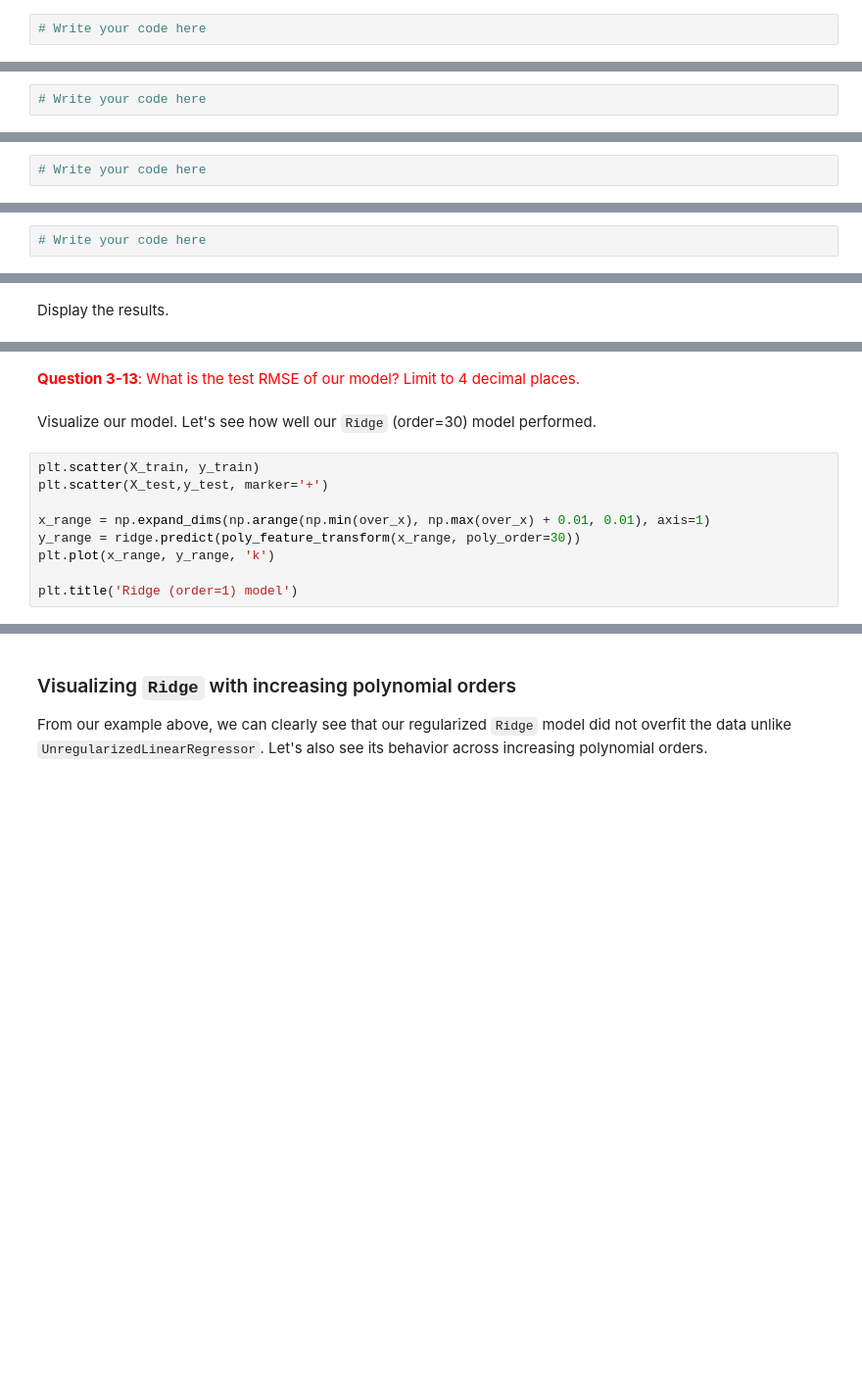
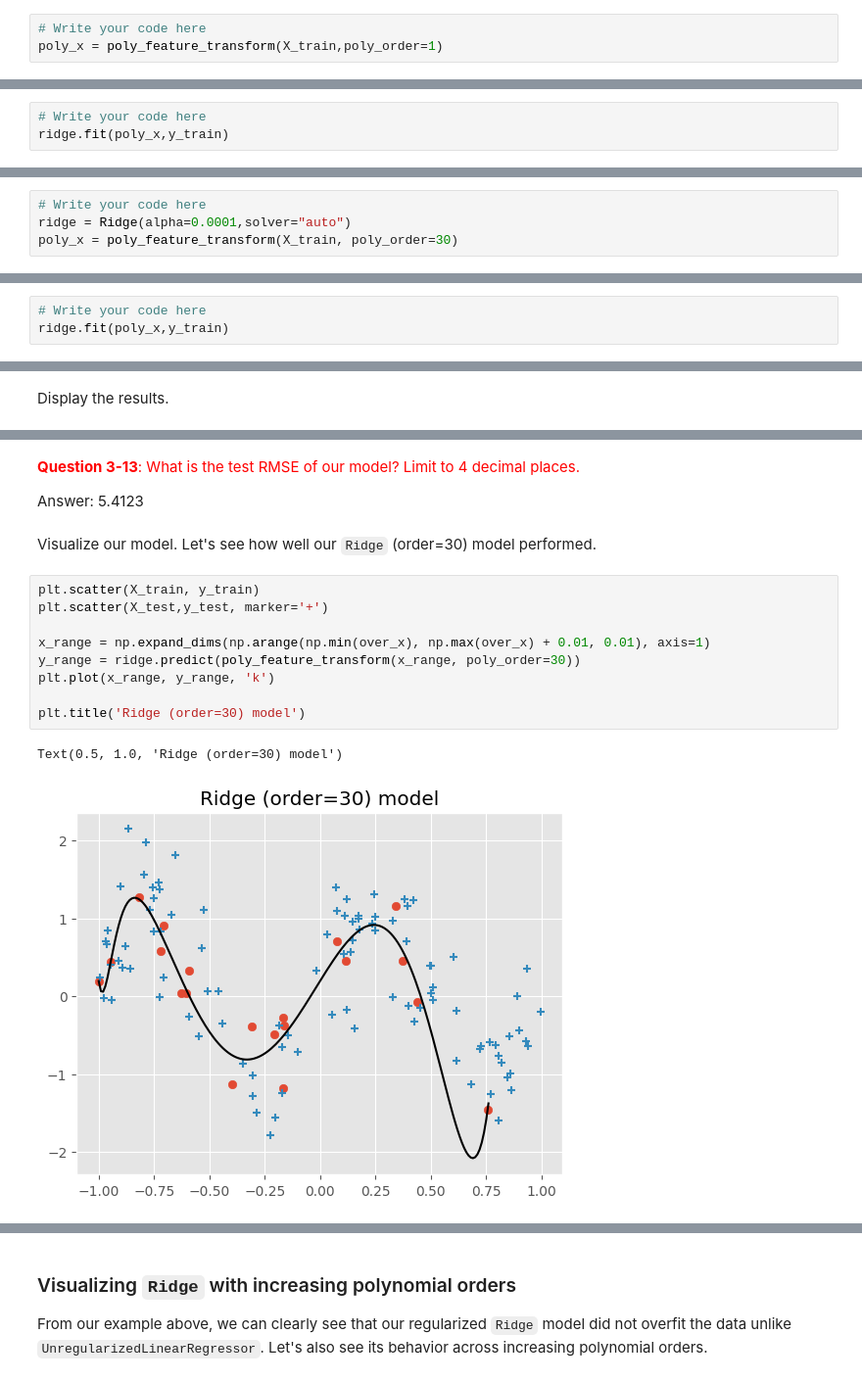
Before and after one commit to dreadulin/ADULIN-Notebooks, a Jupyter notebook: N3 regularized-linear-regression/03 - Regularized Linear Regression - Blank.ipynb, the cells around one changed output, grey strips where cells are left out. Shown at 98% size. Cells and saved outputs as stored; diff of their text form; blank space fills up the shorter version.

```diff
--- a/N3 regularized-linear-regression/03 - Regularized Linear Regression - Blank.ipynb
+++ b/N3 regularized-linear-regression/03 - Regularized Linear Regression - Blank.ipynb
@@ -843,7 +889,9 @@ Instantiate a `Ridge` model with the regularization parameter set to 0.0001 and
 Do not forget that to separately call the function `poly_feature_transform()` since Ridge does not incorporate feature transform unlike the function `np.poly1d()`. For now, set the polynomial order to 1. Assign the return value to variable `poly_x`.
 # %%
 # Write your code here
+poly_x = poly_feature_transform(X_train,poly_order=1)
 # %% [markdown]
 Then, train the model.
 # %%
 # Write your code here
+ridge.fit(poly_x,y_train)
@@ -890,7 +954,10 @@ Just like in `Lasso`, we will also create a `Ridge` model with a higher complexi
 Instantiate a `Ridge` model with the regularization parameter set to 0.0001 and the solver to `auto`. Assign the object to variable `ridge`. Set the polynomial order to 30.
 # %%
 # Write your code here
+ridge = Ridge(alpha=0.0001,solver="auto")
+poly_x = poly_feature_transform(X_train, poly_order=30)
 # %% [markdown]
 Then, train the model.
 # %%
 # Write your code here
+ridge.fit(poly_x,y_train)
@@ -917,15 +995,20 @@ print('Ridge (order=30) test error: ' + '{:.4f}'.format(test_rmse))
 # %% [markdown]
 <span style="color:red;">**Question 3-13**:  What is the test RMSE of our model? Limit to 4 decimal places.</span>
+
+Answer: 5.4123
 # %% [markdown]
 Visualize our model. Let's see how well our `Ridge` (order=30) model performed.
 # %%
 plt.scatter(X_train, y_train)
 plt.scatter(X_test,y_test, marker='+')
 
 x_range = np.expand_dims(np.arange(np.min(over_x), np.max(over_x) + 0.01, 0.01), axis=1)
 y_range = ridge.predict(poly_feature_transform(x_range, poly_order=30))
 plt.plot(x_range, y_range, 'k')
 
-plt.title('Ridge (order=1) model')
+plt.title('Ridge (order=30) model')
+# %% [output]
+Text(0.5, 1.0, 'Ridge (order=30) model')
+[figure, added]
 # %% [markdown]
 <span style="color:red;">**Question 3-14**: What error did the `Ridge` model reduce? Bias or variance error?</span>
```
Also changed, not shown: parts of 58 cells of this notebook, 1 other file.
